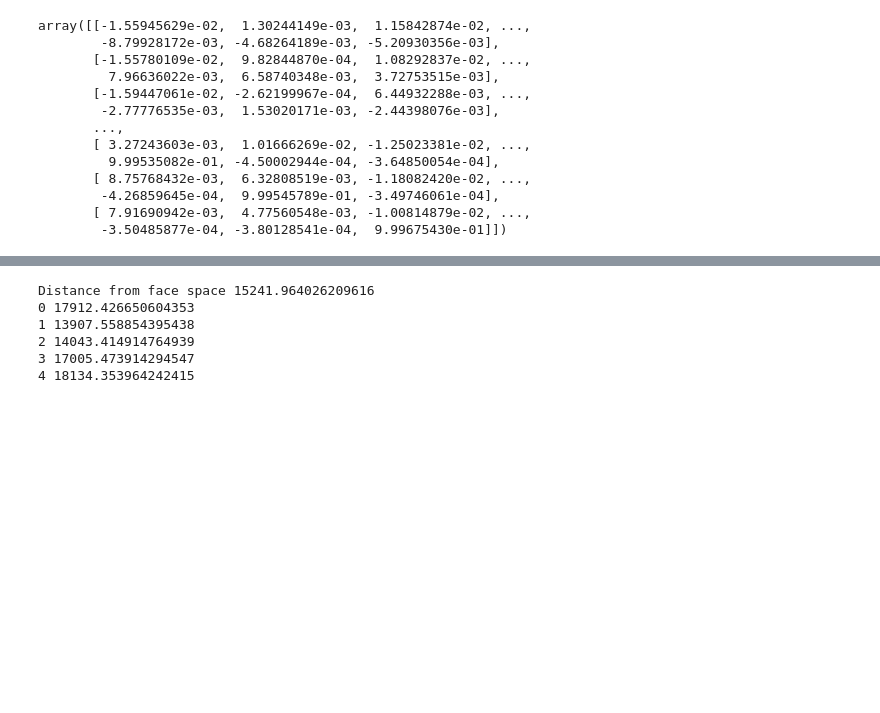
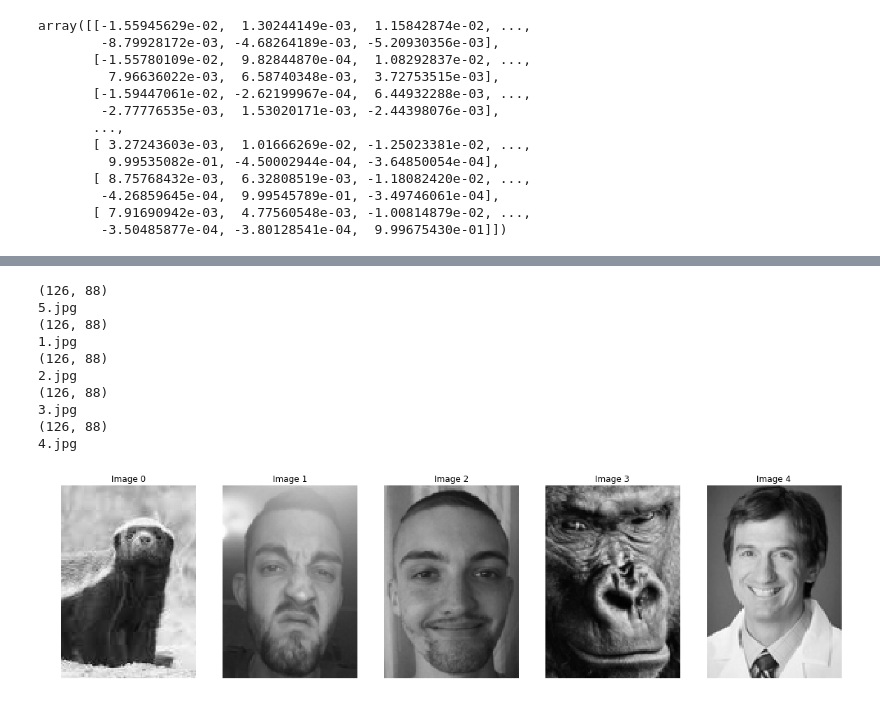
Before and after one commit to Euphe/svd_face_recognition, a Jupyter notebook: face_recognition.ipynb, the cells around one changed output, grey strips where cells are left out. Cells and saved outputs as stored; diff of their text form; code cells hidden in the pictures; blank space fills up the shorter version.

```diff
--- a/face_recognition.ipynb
+++ b/face_recognition.ipynb
@@ -109,3 +109,24 @@ test_face_projection.shape
+# %%
+test_faces_path = './data/test'
+test_faces = load_images(test_faces_path)
+fig = plt.figure(figsize=(20, 10))
+for i, im in enumerate(test_faces):
+    a = fig.add_subplot(1, len(test_faces), i+1)
+    a.axis('off')
+    a.imshow(vec_to_img(im))
+    a.set_title(f'Image {i}')
+# %% [output]
+(126, 88)
+5.jpg
+(126, 88)
+1.jpg
+(126, 88)
+2.jpg
+(126, 88)
+3.jpg
+(126, 88)
+4.jpg
+[figure, added]
 # %%
 def norm_2(v1, v2):
     return np.sqrt((v1-v2).T.dot(v1-v2))
@@ -116,15 +137,3 @@ def distance_from_face_space(v1, mean_face, basis):
 
 def distance_in_face_space(v1, v2):
     return norm_2(v1, v2)
-# %%
-print('Distance from face space', distance_from_face_space(test_face_projection, mean_face, face_basis))
-for i, im in enumerate(train_projections):
-    prj = scalar_projection(im, mean_face, face_basis)
-    print(i, distance_in_face_space(im, prj))
-# %% [output]
-Distance from face space 15241.964026209616
-0 17912.426650604353
-1 13907.558854395438
-2 14043.414914764939
-3 17005.473914294547
-4 18134.353964242415
```
Also changed, not shown: parts of 10 cells of this notebook, 4 other files.
